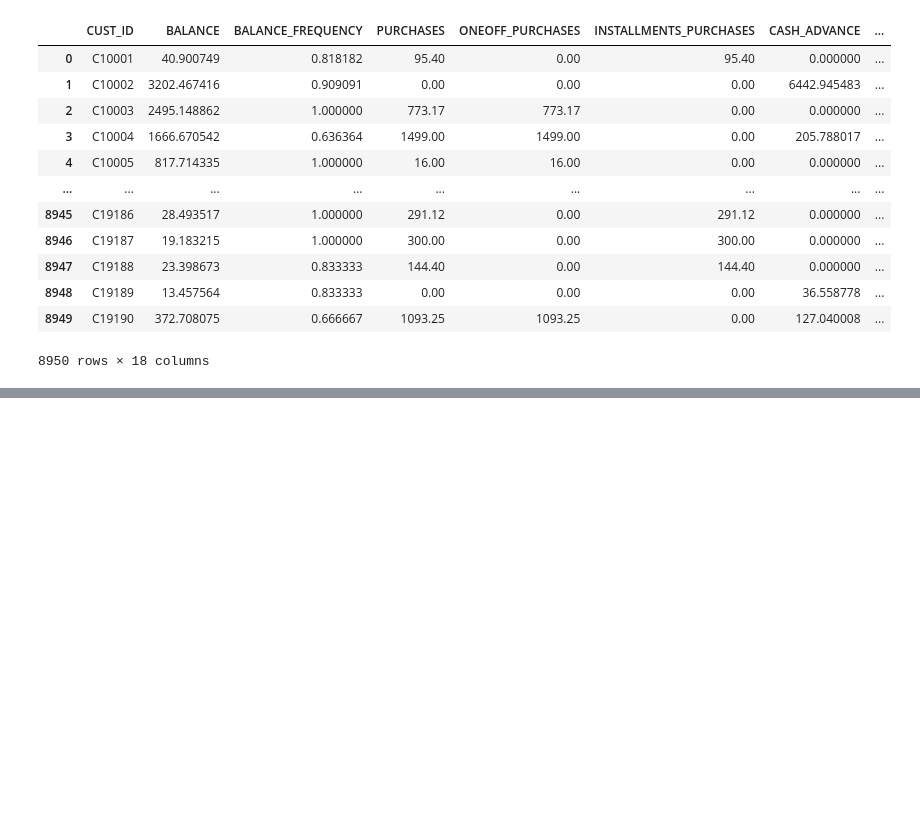
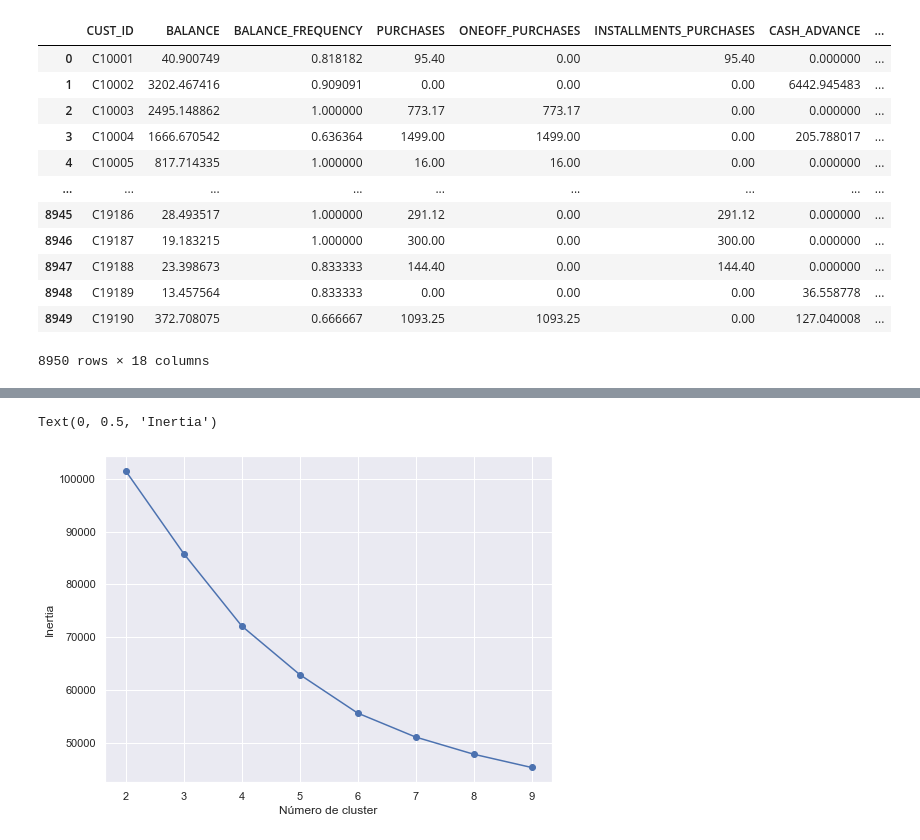
Before and after one commit to gizelecardoso/cluster_credit, a Jupyter notebook: cluster.ipynb, the cells around one changed output, grey strips where cells are left out. Drawn from its saved outputs; the diff is of its cells as text; code cells hidden in the pictures; blank space fills up the shorter version.

```diff
--- a/cluster.ipynb
+++ b/cluster.ipynb
@@ -43,0 +151,4 @@ general
+# %%
+selected_general_scaled = general_with_mean.copy()
+
+selected_general_scaled.iloc[:, :] = StandardScaler().fit_transform(general_with_mean)
@@ -43,0 +315,19 @@ general
+# %%
+inertias = []
+valores_silhueta = []
+
+for k in np.arange(2,10):
+  kmeans = KMeans(n_clusters=k)
+  labels = kmeans.fit_predict(selected_general_scaled)
+  inertias.append(kmeans.inertia_)
+  media_silhueta = silhouette_score(selected_general_scaled, labels)
+  valores_silhueta.append(media_silhueta)
+# %%
+#Plotando o gráfico do Elbow Method
+plt.figure(figsize=(8,6))
+plt.plot(np.arange(2,10), inertias, '-o')
+plt.xlabel('Número de cluster')
+plt.ylabel('Inertia')
+# %% [output]
+Text(0, 0.5, 'Inertia')
+[figure, added]
```
Also changed, not shown: parts of 56 cells of this notebook.
